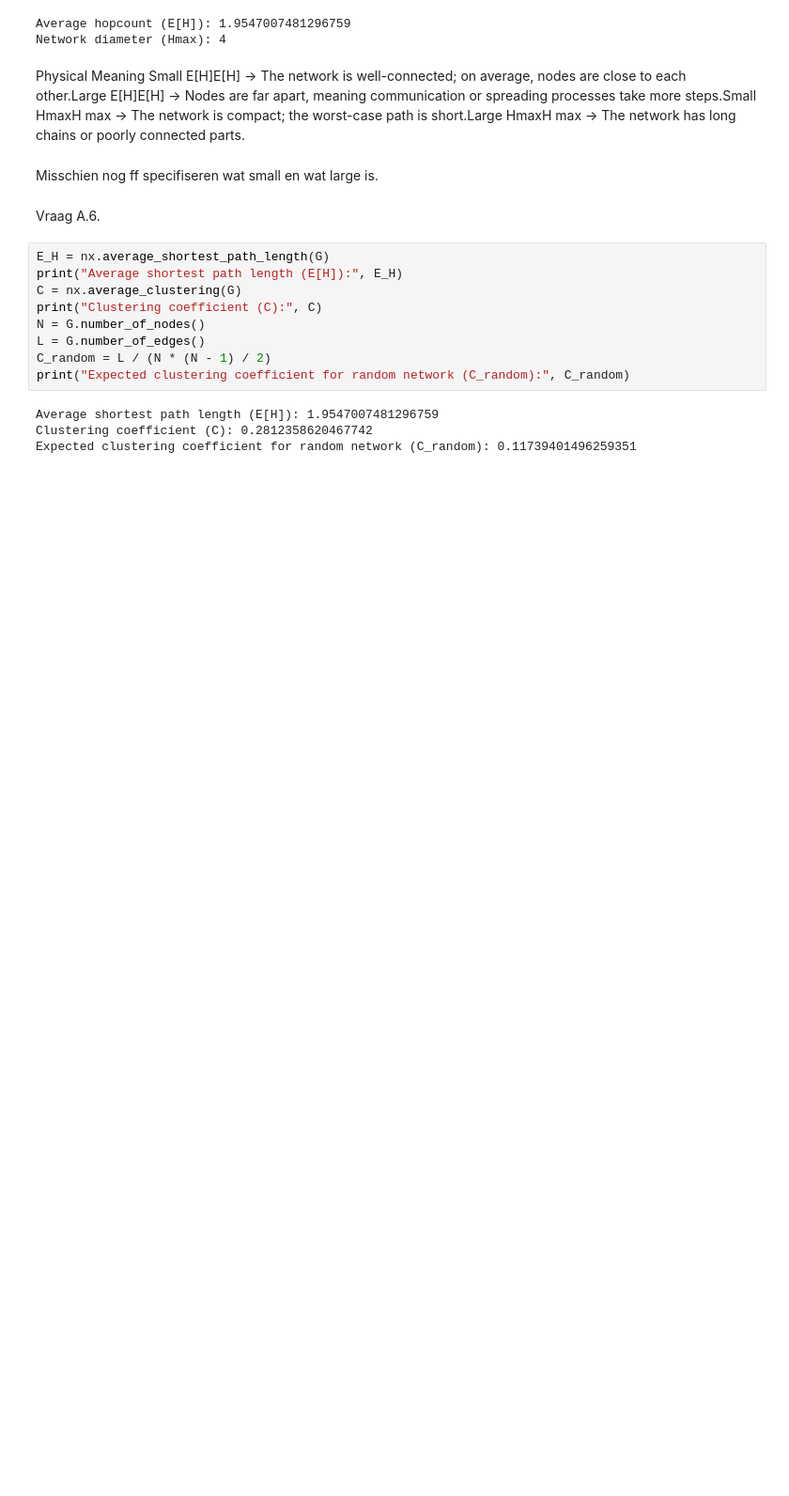
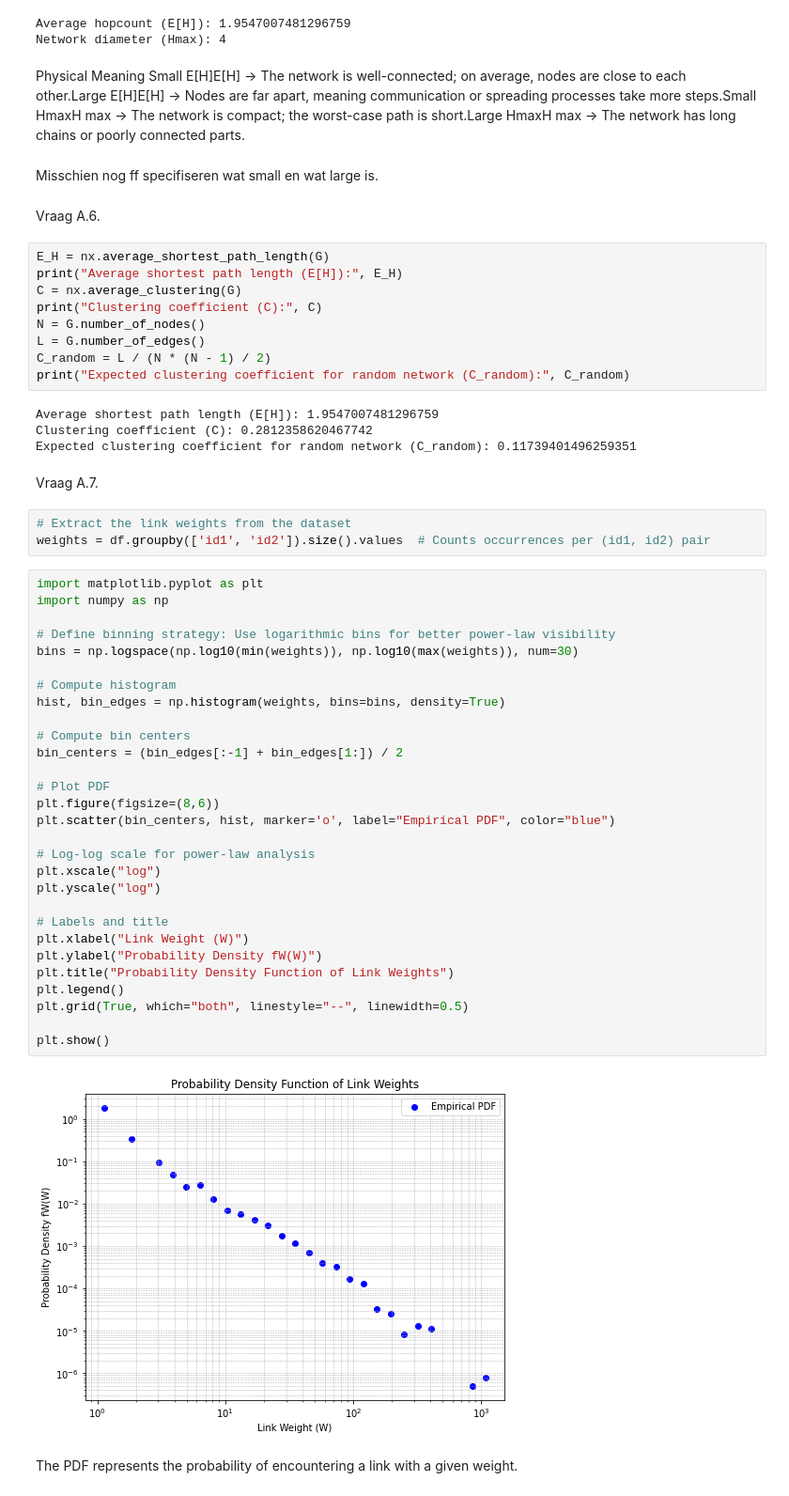
Before and after one commit to Tim-Albers/ComplexNetworks, a Jupyter notebook: FINAL_NOTEBOOK.ipynb, the cells around one changed output. Shown at 94% size. Cells and saved outputs as stored; diff of their text form; blank space fills up the shorter version.

Commit message:
vraag a7

```diff
--- a/FINAL_NOTEBOOK.ipynb
+++ b/FINAL_NOTEBOOK.ipynb
@@ -112,3 +112,41 @@ print("Expected clustering coefficient for random network (C_random):", C_random
 Average shortest path length (E[H]): 1.9547007481296759
 Clustering coefficient (C): 0.2812358620467742
 Expected clustering coefficient for random network (C_random): 0.11739401496259351
+# %% [markdown]
+Vraag A.7.
+# %%
+# Extract the link weights from the dataset
+weights = df.groupby(['id1', 'id2']).size().values  # Counts occurrences per (id1, id2) pair
+# %%
+import matplotlib.pyplot as plt
+import numpy as np
+
+# Define binning strategy: Use logarithmic bins for better power-law visibility
+bins = np.logspace(np.log10(min(weights)), np.log10(max(weights)), num=30)
+
+# Compute histogram
+hist, bin_edges = np.histogram(weights, bins=bins, density=True)
+
+# Compute bin centers
+bin_centers = (bin_edges[:-1] + bin_edges[1:]) / 2
+
+# Plot PDF
+plt.figure(figsize=(8,6))
+plt.scatter(bin_centers, hist, marker='o', label="Empirical PDF", color="blue")
+
+# Log-log scale for power-law analysis
+plt.xscale("log")
+plt.yscale("log")
+
+# Labels and title
+plt.xlabel("Link Weight (W)")
+plt.ylabel("Probability Density fW(W)")
+plt.title("Probability Density Function of Link Weights")
+plt.legend()
+plt.grid(True, which="both", linestyle="--", linewidth=0.5)
+
+plt.show()
+# %% [output]
+[figure, added]
+# %% [markdown]
+The PDF represents the probability of encountering a link with a given weight.
```
Also changed, not shown: parts of 2 cells of this notebook.
